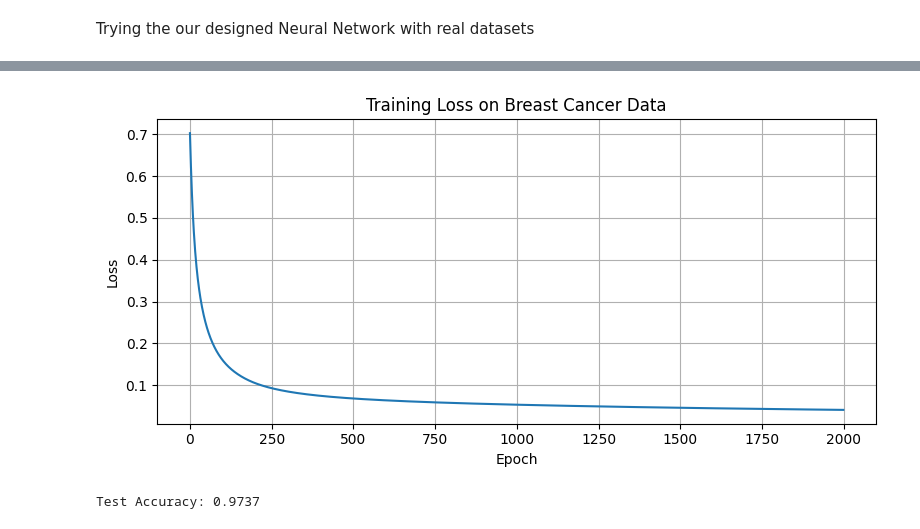
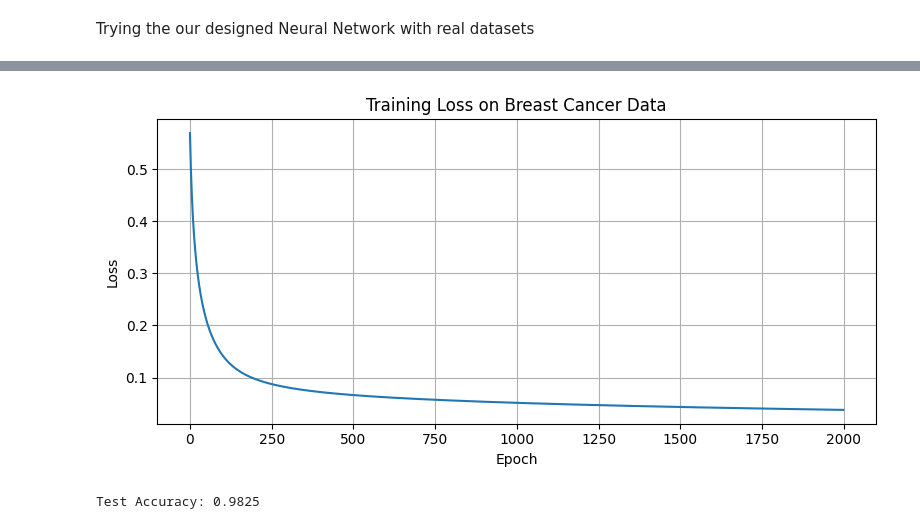
Before and after one commit to sujit4uwbslg/gcet_IV-I_2025, a Jupyter notebook: LAB/week3.ipynb, the cells around one changed output, grey strips where cells are left out. Cells and saved outputs as stored; diff of their text form; code cells hidden in the pictures.

```diff
--- a/LAB/week3.ipynb
+++ b/LAB/week3.ipynb
@@ -215,7 +215,7 @@ X_test = scaler.transform(X_test)
 # --- (insert your SimpleNeuralNetwork class and activation functions here) ---
 
 # Example: custom network
-nn = SimpleNeuralNetwork(input_size=X_train.shape[1], hidden_size=10, learning_rate=0.05)
+nn = SimpleNeuralNetwork(input_size=X_train.shape[1], hidden_size=5, learning_rate=0.05)
 nn.train(X_train, y_train, epochs=2000)
 
 # Plot training loss
@@ -253,5 +253,5 @@ Epoch 1999, Loss: 0.0412, Accuracy: 0.9912
-[figure, old version]
+[figure, new version]
-Test Accuracy: 0.9737
+Test Accuracy: 0.9825
 # %%
 from sklearn.decomposition import PCA
 
```
Also changed, not shown: parts of 3 cells of this notebook.
